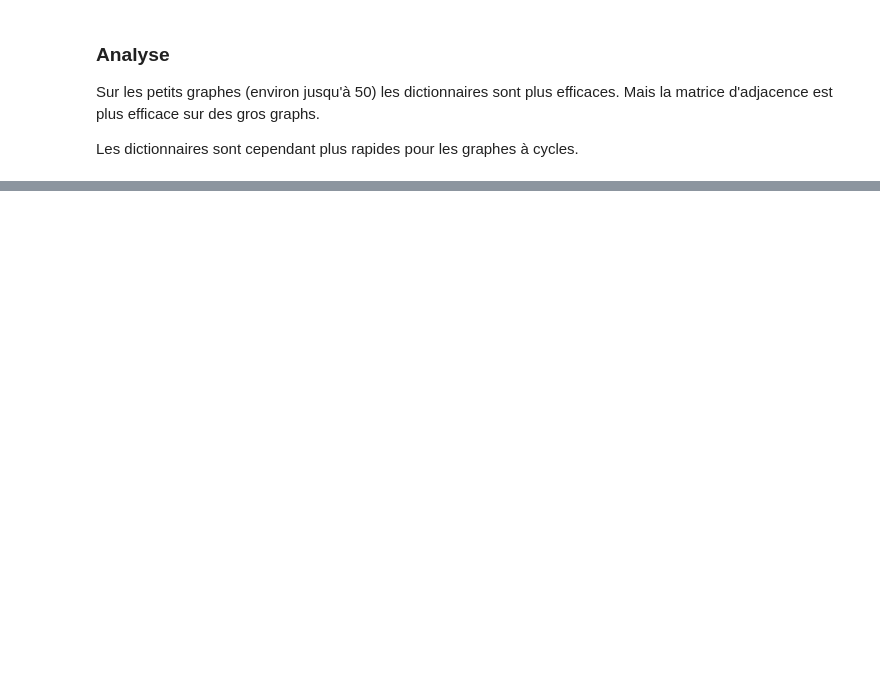
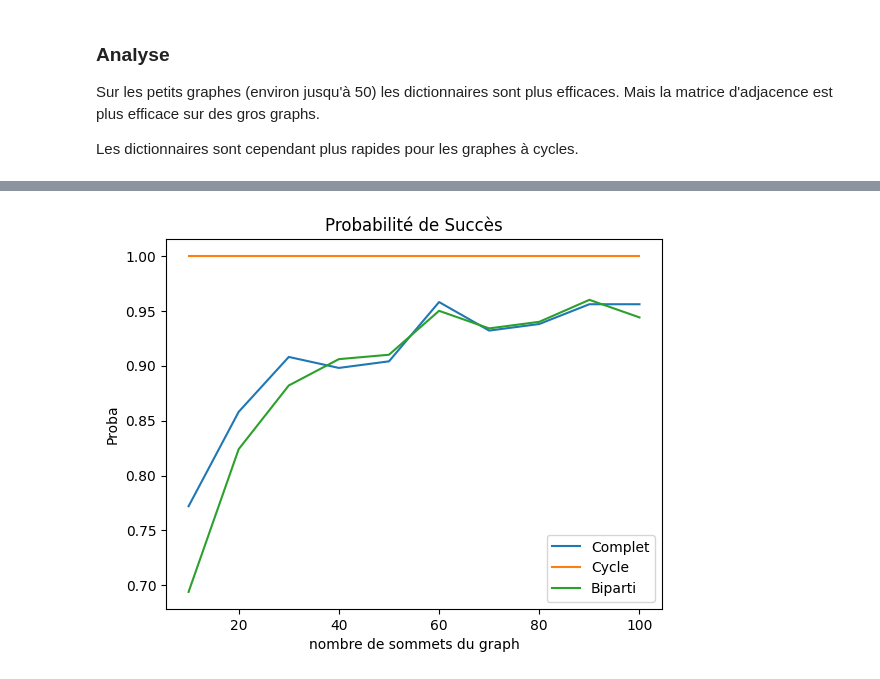
Before and after one commit to RoxaneC/M1-COMPLEX-Projet, a Jupyter notebook: Projet_COMPLEX.ipynb, the cells around one changed output, grey strips where cells are left out. Drawn from its saved outputs; the diff is of its cells as text; code cells hidden in the pictures; blank space fills up the shorter version.

```diff
--- a/Projet_COMPLEX.ipynb
+++ b/Projet_COMPLEX.ipynb
@@ -631,0 +728,43 @@ Les dictionnaires sont cependant plus rapides pour les graphes à cycles.
+# %%
+def testProba(graphe, nbTest, tailleCoupe):
+    taille = tailleCoupe
+    nbSucces = 0
+    for i in range(nbTest):
+        g1 = graphe.copy()
+        g = karger2(g1) # Les deux coupe du format {'som1, som2, ...': [suc1, suc2], 'som1, som2, ...': [suc1, suc2]}
+        s = list(g.keys())[0] #une des deux coupe
+        t = len(g[s]) #la taille de la coupe
+        if t == taille:
+            nbSucces += 1
+    return nbSucces
+# %%
+## Attention, cellule lente à l'éxecution ##
+N = [10,20,30,40,50,60,70,80,90,100]
+nbTest = 500
+
+proba_complet = []
+for n in N:
+    nbSucces = testProba(grapheComplet(n), nbTest, n-1)
+    proba_complet.append(nbSucces/nbTest)
+
+proba_cycle = []
+for n in N:
+    nbSucces = testProba(grapheCycle(n), nbTest, 2)
+    proba_cycle.append(nbSucces/nbTest)
+
+proba_biparti = []
+for n in N:
+    nbSucces = testProba(grapheBipartieComplet(n), nbTest, n/2)
+    proba_biparti.append(nbSucces/nbTest)
+# %%
+plt.figure()
+plt.title('Probabilité de Succès')
+plt.xlabel('nombre de sommets du graph')
+plt.ylabel('Proba')
+plt.plot(N,proba_complet, label = "Complet")
+plt.plot(N,proba_cycle, label = "Cycle")
+plt.plot(N,proba_biparti, label = "Biparti")
+plt.legend()
+plt.show()
+# %% [output]
+[figure, added]
```
Also changed, not shown: parts of 42 cells of this notebook, 1 other file.
